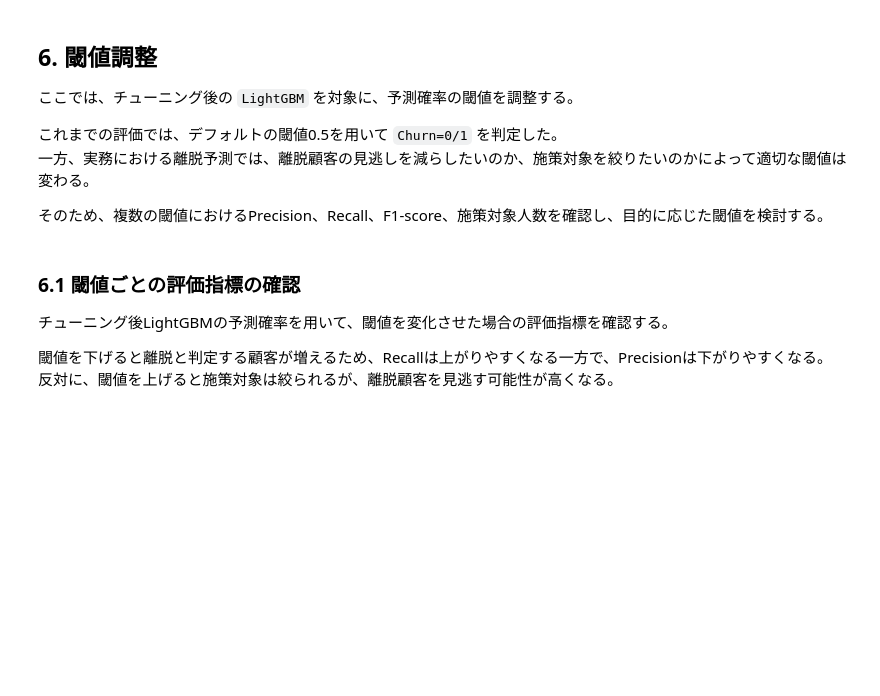
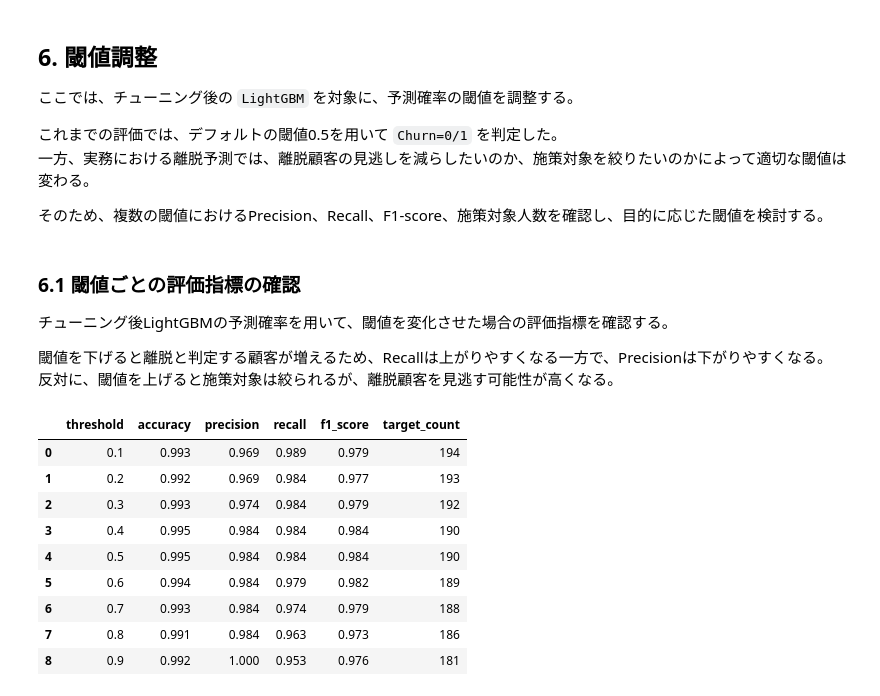
Before and after one commit to toshi039a/retail-demand-forecast, a Jupyter notebook: 離脱予測PF_20260502.ipynb, the cells around one changed output. Drawn from its saved outputs; the diff is of its cells as text; code cells hidden in the pictures; blank space fills up the shorter version.

```diff
--- a/離脱予測PF_20260502.ipynb
+++ b/離脱予測PF_20260502.ipynb
@@ -1348,3 +1348,42 @@ tuning_comparison.round(3)
 
 閾値を下げると離脱と判定する顧客が増えるため、Recallは上がりやすくなる一方で、Precisionは下がりやすくなる。
 反対に、閾値を上げると施策対象は絞られるが、離脱顧客を見逃す可能性が高くなる。
+# %%
+from sklearn.metrics import f1_score
+
+# 閾値ごとの評価指標を確認
+thresholds = np.arange(0.1, 1.0, 0.1)
+
+threshold_results = []
+
+for threshold in thresholds:
+    y_pred_threshold = (best_lgbm_proba >= threshold).astype(int)
+
+    accuracy = accuracy_score(y_test, y_pred_threshold)
+    precision = precision_score(y_test, y_pred_threshold, zero_division=0)
+    recall = recall_score(y_test, y_pred_threshold)
+    f1 = f1_score(y_test, y_pred_threshold)
+    target_count = y_pred_threshold.sum()
+    threshold_results.append({
+        'threshold': threshold,
+        'accuracy': accuracy,
+        'precision': precision,
+        'recall': recall,
+        'f1_score': f1,
+        'target_count': target_count
+    })
+
+threshold_results_df = pd.DataFrame(threshold_results)
+
+threshold_results_df.round(3)
+# %% [output]
+|  | threshold | accuracy | precision | recall | f1_score | target_count |
+| 0 | 0.1 | 0.993 | 0.969 | 0.989 | 0.979 | 194 |
+| 1 | 0.2 | 0.992 | 0.969 | 0.984 | 0.977 | 193 |
+| 2 | 0.3 | 0.993 | 0.974 | 0.984 | 0.979 | 192 |
+| 3 | 0.4 | 0.995 | 0.984 | 0.984 | 0.984 | 190 |
+| 4 | 0.5 | 0.995 | 0.984 | 0.984 | 0.984 | 190 |
+| 5 | 0.6 | 0.994 | 0.984 | 0.979 | 0.982 | 189 |
+| 6 | 0.7 | 0.993 | 0.984 | 0.974 | 0.979 | 188 |
+| 7 | 0.8 | 0.991 | 0.984 | 0.963 | 0.973 | 186 |
+| 8 | 0.9 | 0.992 | 1.000 | 0.953 | 0.976 | 181 |
```
Also changed, not shown: parts of 2 cells of this notebook.
